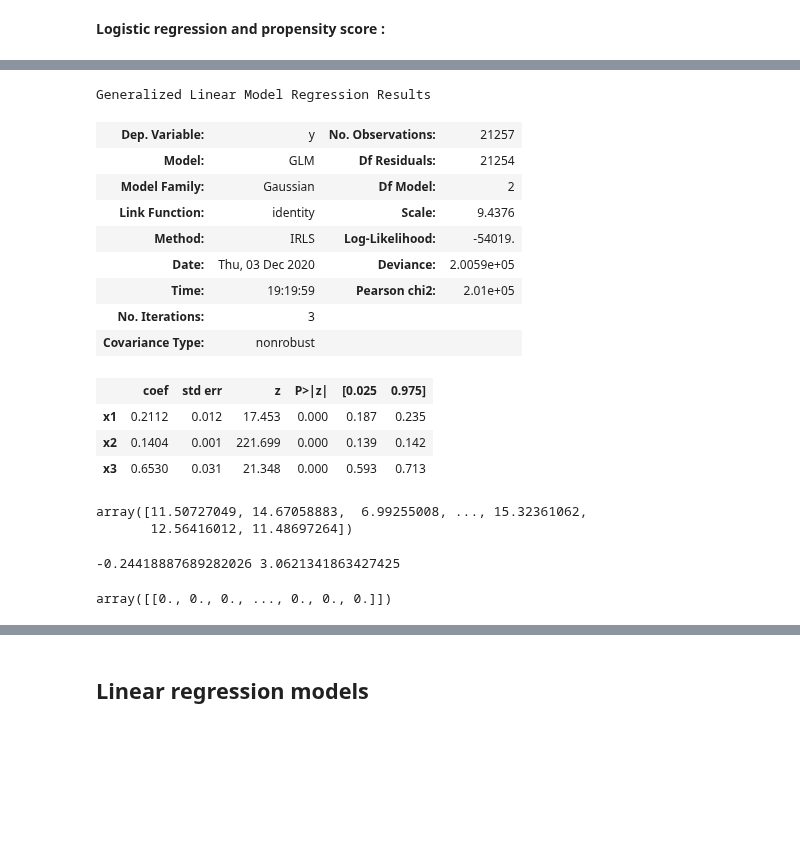
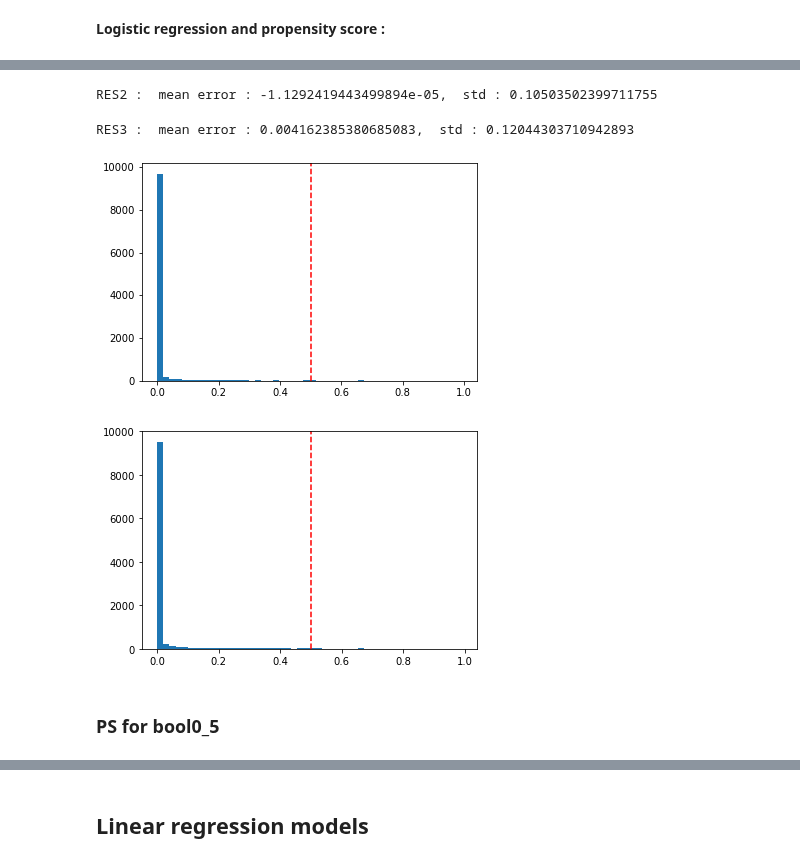
Before and after one commit to epfl-ada/ada-2020-project-milestone-p3-p3_ada-boi, a Jupyter notebook: creative_extension.ipynb, the cells around one changed output, grey strips where cells are left out. Cells and saved outputs as stored; diff of their text form; code cells hidden in the pictures; blank space fills up the shorter version.

```diff
--- a/creative_extension.ipynb
+++ b/creative_extension.ipynb
@@ -261,45 +228,28 @@ Possibly complete quasi-separation: A fraction 0.95 of observations can be
 perfectly predicted. This might indicate that there is complete
 quasi-separation. In this case some parameters will not be identified.
-# %%
-from sklearn.ensemble import RandomForestClassifier, RandomForestRegressor
-
-outcome = 'UENG'
-predictors = ['UFAMSTR','UMH2','OVERCROWDING']
-df_noNull = df_NN(child,outcome,predictors)
-glm = sm.GLM(df_noNull[outcome].values, df_noNull[predictors].replace(2,0).values)
-res = glm.fit()
-res.summary()
-# %% [output]
-Generalized Linear Model Regression Results
-| Dep. Variable: | y | No. Observations: | 21257 |
-| Model: | GLM | Df Residuals: | 21254 |
-| Model Family: | Gaussian | Df Model: | 2 |
-| Link Function: | identity | Scale: | 9.4376 |
-| Method: | IRLS | Log-Likelihood: | -54019. |
-| Date: | Thu, 03 Dec 2020 | Deviance: | 2.0059e+05 |
-| Time: | 19:19:59 | Pearson chi2: | 2.01e+05 |
-| No. Iterations: | 3 |  |  |
-| Covariance Type: | nonrobust |  |  |
-|  | coef | std err | z | P>|z| | [0.025 | 0.975] |
-| x1 | 0.2112 | 0.012 | 17.453 | 0.000 | 0.187 | 0.235 |
-| x2 | 0.1404 | 0.001 | 221.699 | 0.000 | 0.139 | 0.142 |
-| x3 | 0.6530 | 0.031 | 21.348 | 0.000 | 0.593 | 0.713 |
-# %%
-res.predict(df_noNull[predictors].replace(2,0).values)
-# %% [output]
-array([11.50727049, 14.67058883,  6.99255008, ..., 15.32361062,
-       12.56416012, 11.48697264])
-# %%
-deltas = res.predict(df_noNull[predictors].replace(2,0).values) - df_noNull[outcome].values
-print(deltas.mean(),deltas.std())
-# mauvaises predictions -> GLM meh
-# %% [output]
--0.24418887689282026 3.0621341863427425
-# %%
-reg = RandomForestRegressor()
-X = df_noNull[predictors].replace(2,0).values.reshape(1,-1)
-y = df_noNull[outcome].values.reshape(1,-1)
-reg.fit(X, y)
-reg.predict(X)-y #=array(0) si le RFR a marché
-# %% [output]
-array([[0., 0., 0., ..., 0., 0., 0.]])
+# %%
+diff2 = (res2.predict(fc2_prec) - fc2_prec['precarious'])
+fc2_prec.loc[:,'predict_precarious'] = res2.predict(fc2_prec)
+print('RES2 :  mean error : '+ str(diff2.mean())+',  std : '+ str(diff2.std()))
+# %% [output]
+RES2 :  mean error : -1.1292419443499894e-05,  std : 0.10503502399711755
+# %%
+diff3 = (res3.predict(fc3_prec) - fc3_prec['precarious'])
+fc3_prec.loc[:,'predict_precarious'] = res3.predict(fc3_prec)
+print('RES3 :  mean error : '+ str(diff3.mean())+',  std : '+ str(diff3.std()))
+# %% [output]
+RES3 :  mean error : 0.004162385380685083,  std : 0.12044303710942893
+# %%
+plt.hist(abs(diff2),bins=50)
+plt.axvline(0.5,color='r',linestyle='--')
+plt.show()
+# %% [output]
+[figure, added]
+# %%
+plt.hist(abs(diff3),bins=50)
+plt.axvline(0.5,color='r',linestyle='--')
+plt.show()
+# %% [output]
+[figure, added]
+# %% [markdown]
+### PS for bool0_5
```
Also changed, not shown: parts of 38 cells of this notebook.
